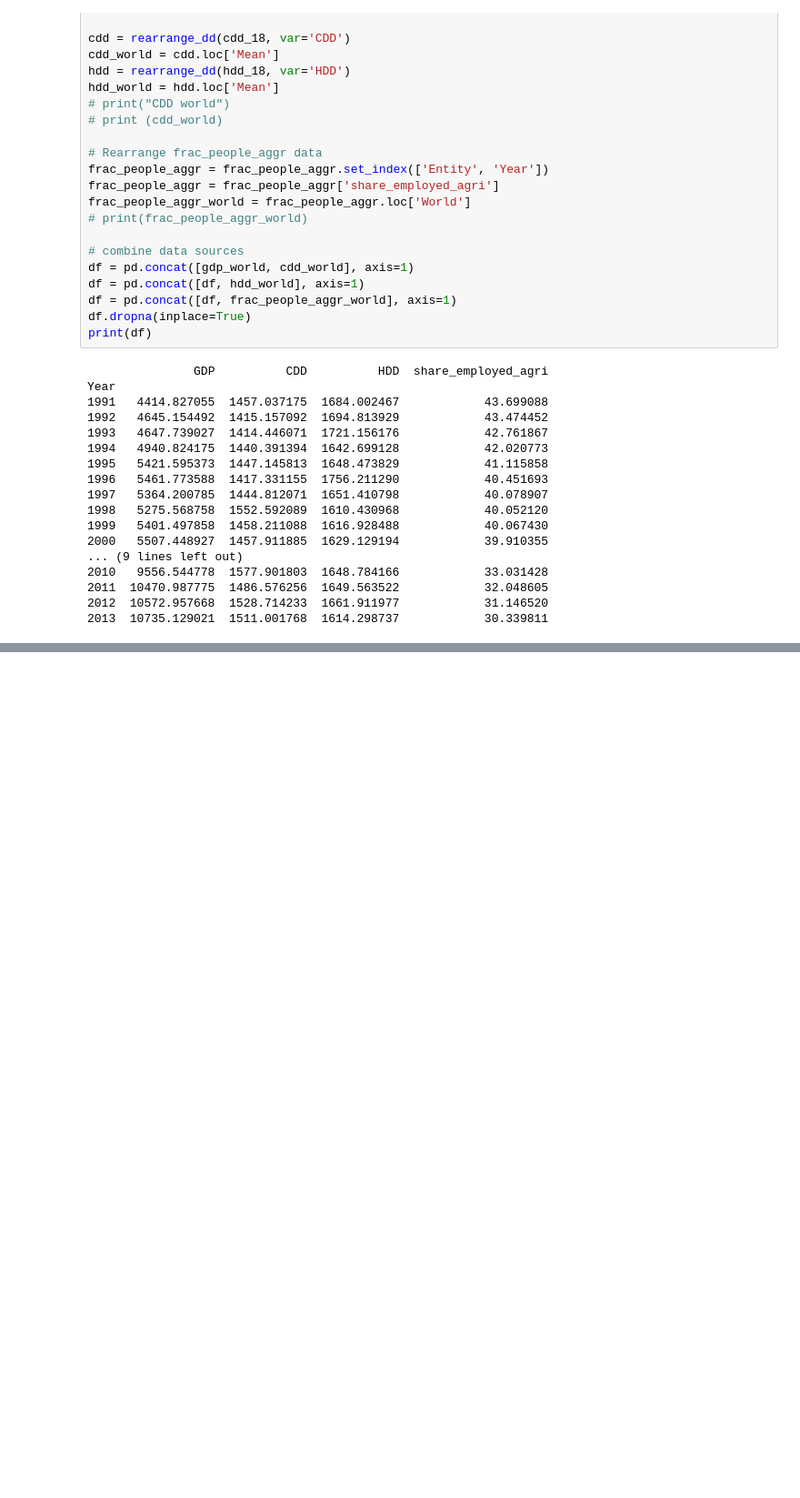
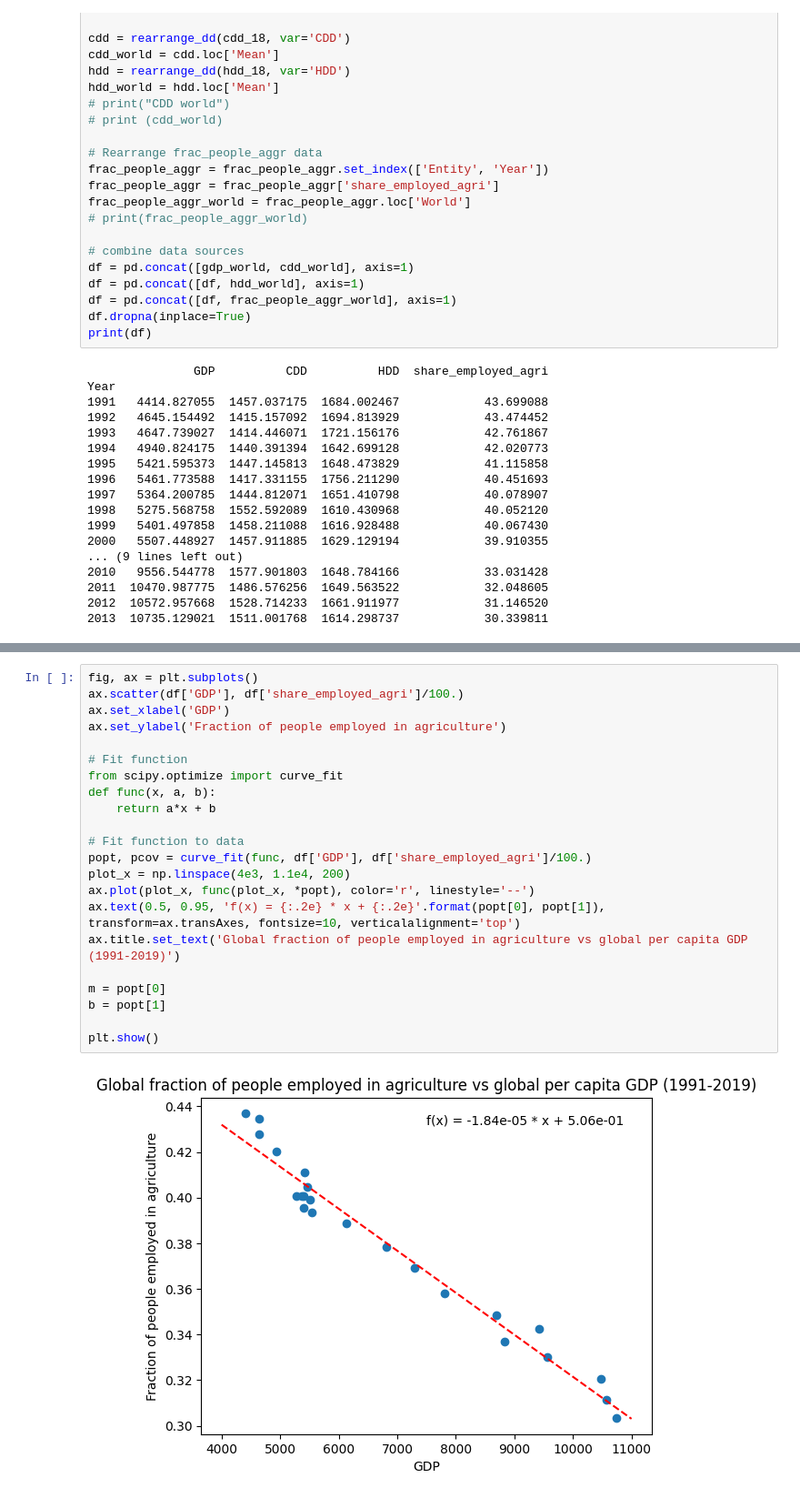
Before and after one commit to carnegie/clab_cooling_deficit_index, a Jupyter notebook: experiencedT.ipynb, the cells around one changed output, grey strips where cells are left out. Shown: that part at 91% size. Saved outputs shown, nothing was run; the diff lists cells and outputs as text; blank space fills up the shorter version.

```diff
--- a/experiencedT.ipynb
+++ b/experiencedT.ipynb
@@ -151,0 +161,24 @@ Text(0.65, 0.95, 'f(x) = 85 * x^(-0.75)')
+# %%
+fig, ax = plt.subplots()
+ax.scatter(df['GDP'], df['share_employed_agri']/100.)
+ax.set_xlabel('GDP')
+ax.set_ylabel('Fraction of people employed in agriculture')
+
+# Fit function
+from scipy.optimize import curve_fit
+def func(x, a, b):
+    return a*x + b
+
+# Fit function to data
+popt, pcov = curve_fit(func, df['GDP'], df['share_employed_agri']/100.)
+plot_x = np.linspace(4e3, 1.1e4, 200)
+ax.plot(plot_x, func(plot_x, *popt), color='r', linestyle='--')
+ax.text(0.5, 0.95, 'f(x) = {:.2e} * x + {:.2e}'.format(popt[0], popt[1]), transform=ax.transAxes, fontsize=10, verticalalignment='top')
+ax.title.set_text('Global fraction of people employed in agriculture vs global per capita GDP (1991-2019)')
+
+m = popt[0]
+b = popt[1]
+
+plt.show()
+# %% [output]
+[figure, added]
```
Also changed, not shown: parts of 6 cells of this notebook.
